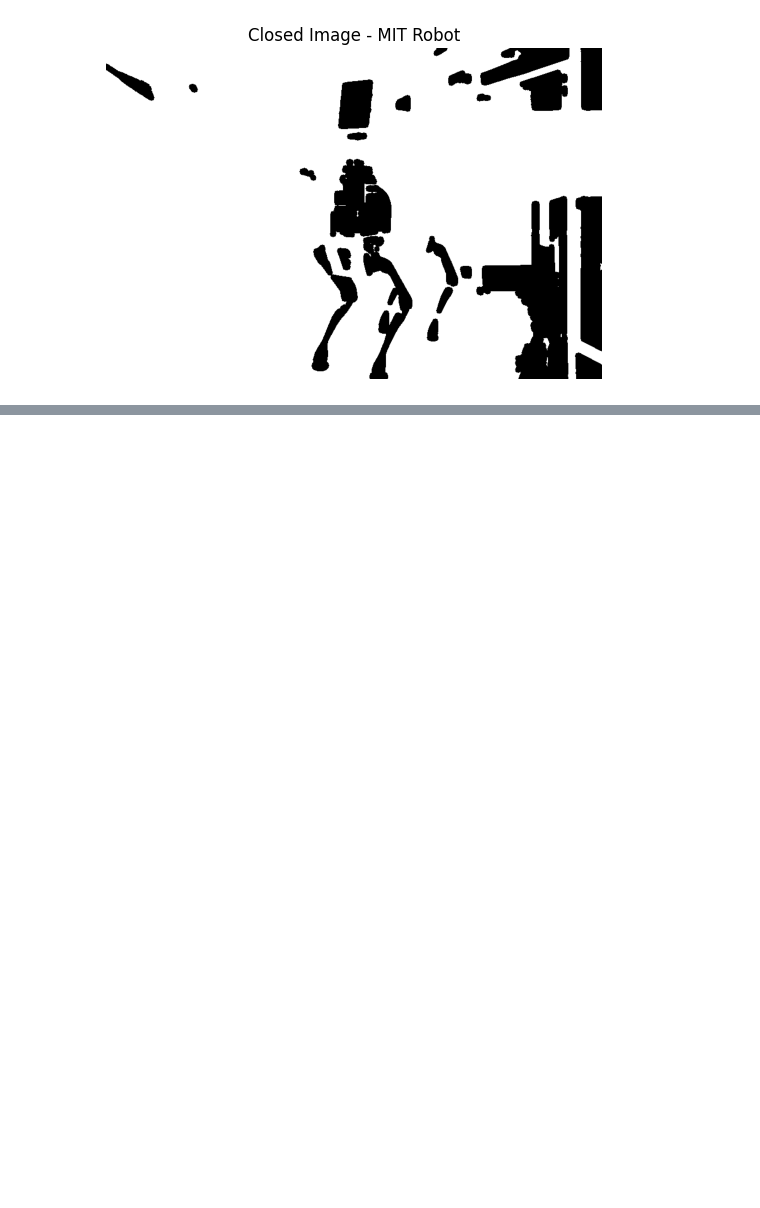
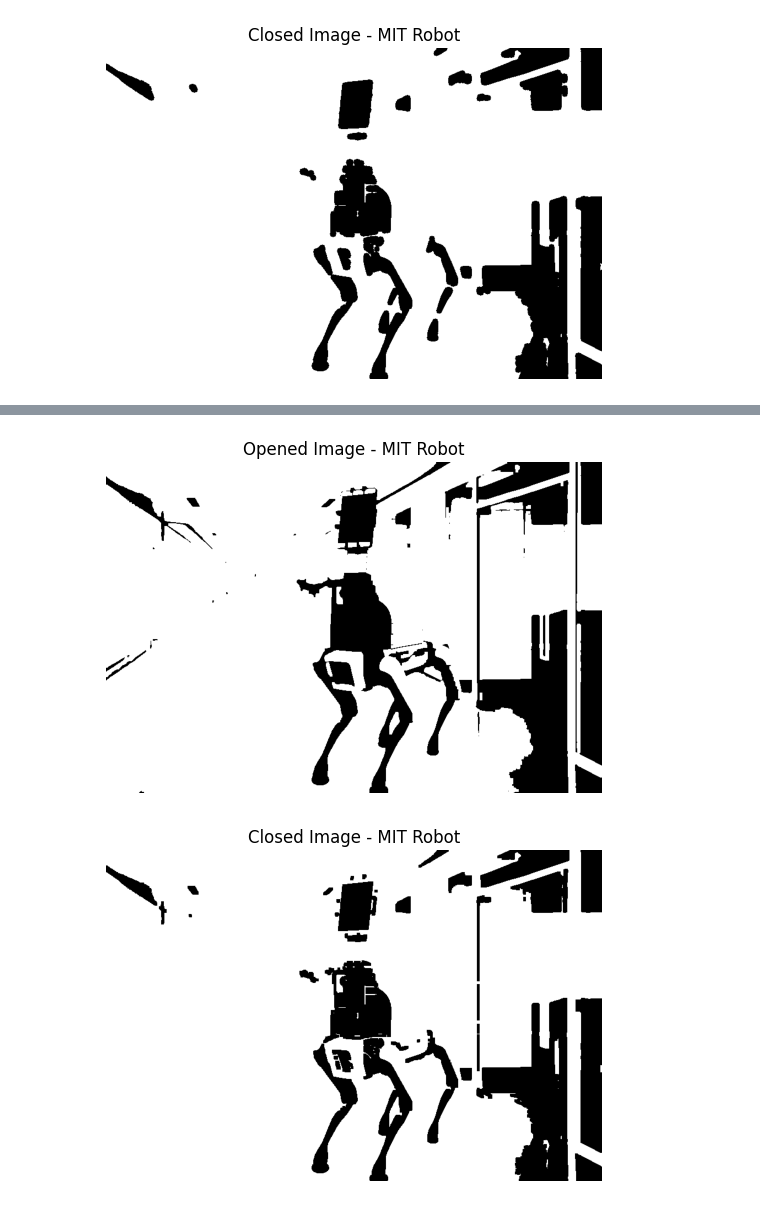
Before and after one commit to PsimonL/ImageProcessing, a Jupyter notebook: Lab6/main.ipynb, the cells around one changed output, grey strips where cells are left out. Saved outputs shown, nothing was run; the diff lists cells and outputs as text; code cells hidden in the pictures; blank space fills up the shorter version.

```diff
--- a/Lab6/main.ipynb
+++ b/Lab6/main.ipynb
@@ -176,0 +188,21 @@ apply_morphological_operations(binarized_mit_robot_image, "MIT Robot")
+# %%
+# https://opencv24-python-tutorials.readthedocs.io/en/latest/py_tutorials/py_imgproc/py_morphological_ops/py_morphological_ops.html
+def apply_morphological_operations_opencv(binary_image, name):
+    kernel = np.ones((5,5), np.uint8)
+
+    opened_image = cv2.morphologyEx(binary_image, cv2.MORPH_OPEN, kernel)
+    plt.imshow(opened_image, cmap='gray')
+    plt.axis('off')
+    plt.title(f'Opened Image - {name}')
+    plt.show()
+
+    closed_image = cv2.morphologyEx(binary_image, cv2.MORPH_CLOSE, kernel)
+    plt.imshow(closed_image, cmap='gray')
+    plt.axis('off')
+    plt.title(f'Closed Image - {name}')
+    plt.show()
+# %%
+apply_morphological_operations_opencv(binarized_mit_robot_image, "MIT Robot")
+# %% [output]
+[figure, added]
+[figure, added]
```
Also changed, not shown: parts of 12 cells of this notebook, 3 other files.
